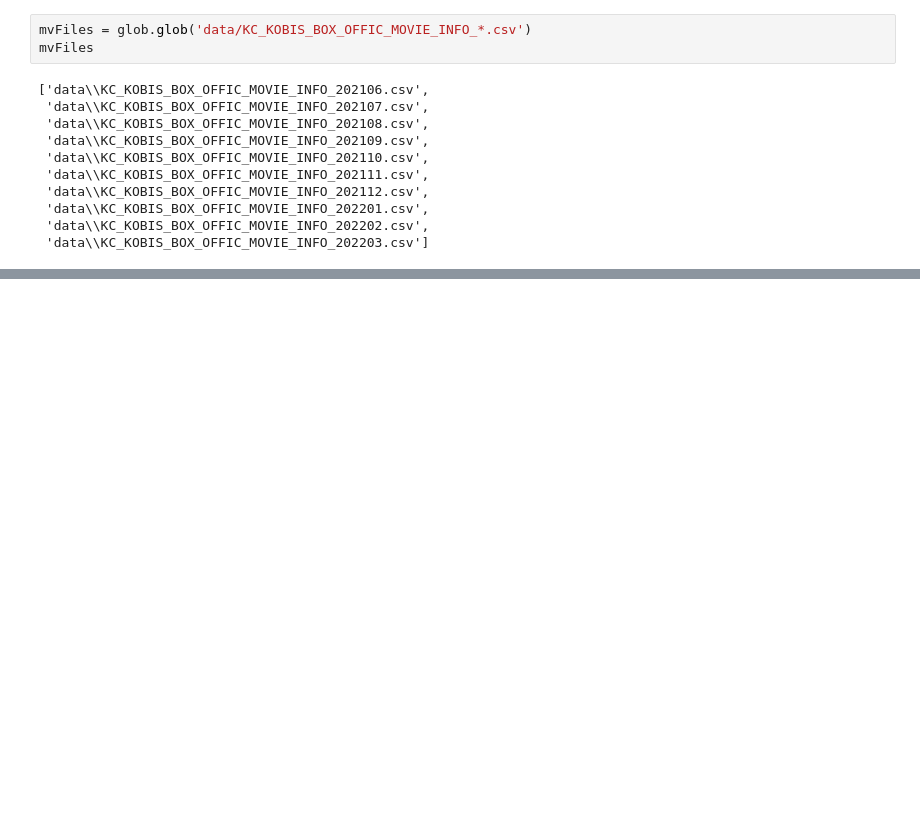
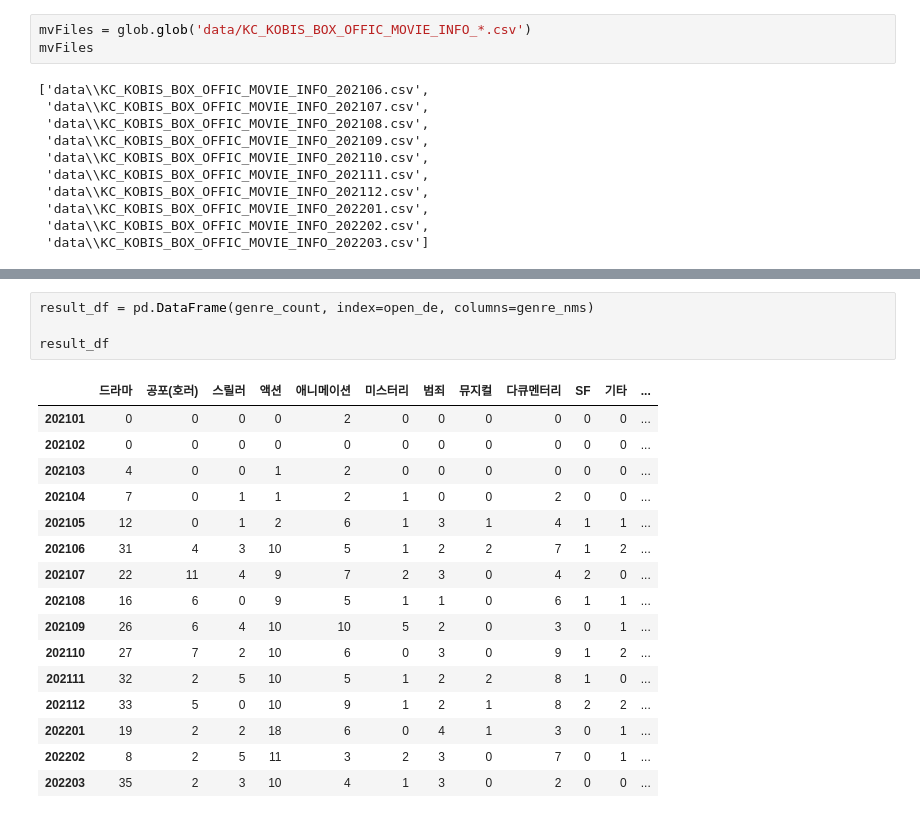
Before and after one commit to CoffeeShelter/PopularMovie, a Jupyter notebook: movies.ipynb, the cells around one changed output, grey strips where cells are left out. Drawn from its saved outputs; the diff is of its cells as text; blank space fills up the shorter version.

```diff
--- a/movies.ipynb
+++ b/movies.ipynb
@@ -47,0 +100,21 @@ mvs
+# %%
+result_df = pd.DataFrame(genre_count, index=open_de, columns=genre_nms)
+
+result_df
+# %% [output]
+|  | 드라마 | 공포(호러) | 스릴러 | 액션 | 애니메이션 | 미스터리 | 범죄 | 뮤지컬 | 다큐멘터리 | SF | 기타 | ... |
+| 202101 | 0 | 0 | 0 | 0 | 2 | 0 | 0 | 0 | 0 | 0 | 0 | ... |
+| 202102 | 0 | 0 | 0 | 0 | 0 | 0 | 0 | 0 | 0 | 0 | 0 | ... |
+| 202103 | 4 | 0 | 0 | 1 | 2 | 0 | 0 | 0 | 0 | 0 | 0 | ... |
+| 202104 | 7 | 0 | 1 | 1 | 2 | 1 | 0 | 0 | 2 | 0 | 0 | ... |
+| 202105 | 12 | 0 | 1 | 2 | 6 | 1 | 3 | 1 | 4 | 1 | 1 | ... |
+| 202106 | 31 | 4 | 3 | 10 | 5 | 1 | 2 | 2 | 7 | 1 | 2 | ... |
+| 202107 | 22 | 11 | 4 | 9 | 7 | 2 | 3 | 0 | 4 | 2 | 0 | ... |
+| 202108 | 16 | 6 | 0 | 9 | 5 | 1 | 1 | 0 | 6 | 1 | 1 | ... |
+| 202109 | 26 | 6 | 4 | 10 | 10 | 5 | 2 | 0 | 3 | 0 | 1 | ... |
+| 202110 | 27 | 7 | 2 | 10 | 6 | 0 | 3 | 0 | 9 | 1 | 2 | ... |
+| 202111 | 32 | 2 | 5 | 10 | 5 | 1 | 2 | 2 | 8 | 1 | 0 | ... |
+| 202112 | 33 | 5 | 0 | 10 | 9 | 1 | 2 | 1 | 8 | 2 | 2 | ... |
+| 202201 | 19 | 2 | 2 | 18 | 6 | 0 | 4 | 1 | 3 | 0 | 1 | ... |
+| 202202 | 8 | 2 | 5 | 11 | 3 | 2 | 3 | 0 | 7 | 0 | 1 | ... |
+| 202203 | 35 | 2 | 3 | 10 | 4 | 1 | 3 | 0 | 2 | 0 | 0 | ... |
```
Also changed, not shown: parts of 6 cells of this notebook, 1 other file.
